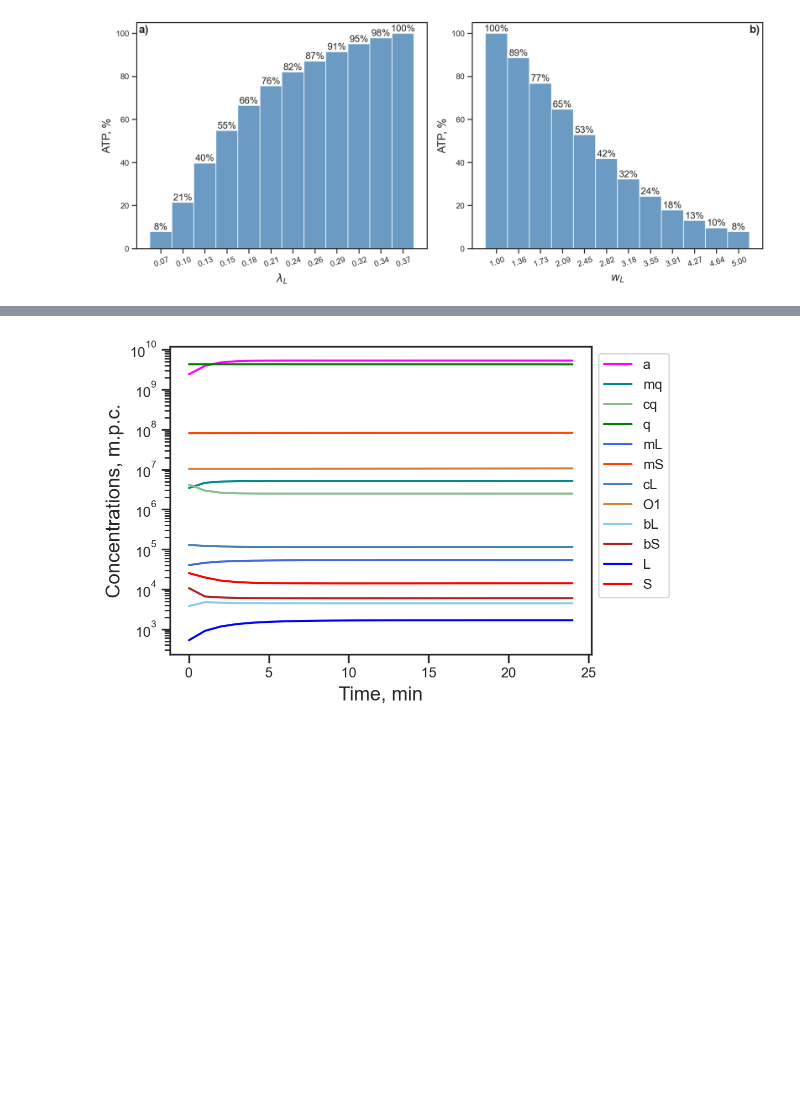
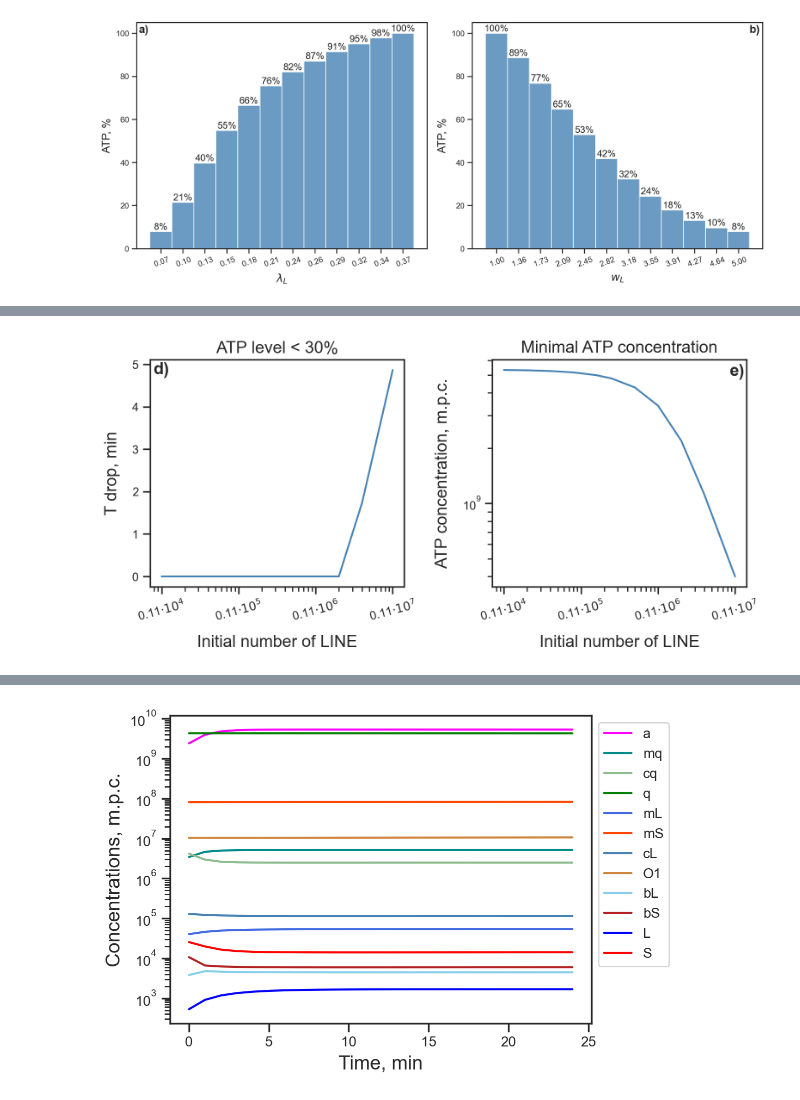
Before and after one commit to SeriySamuray/TE_model_deterministic, a Jupyter notebook: TE_model_deterministic.ipynb, the cells around one changed output, grey strips where cells are left out. Drawn from its saved outputs; the diff is of its cells as text; code cells hidden in the pictures; blank space fills up the shorter version.

```diff
--- a/TE_model_deterministic.ipynb
+++ b/TE_model_deterministic.ipynb
@@ -1299,0 +1551,100 @@ plt.show()
+# %%
+# Plot ATP filure
+fig, axs = plt.subplots(1,2,figsize=(8,4))
+pert_names = f"{var_keys[pert_idxs]}".replace("'","").replace('[','').replace(']','').replace(' ',' & ')
+pert_names = "LINE"
+
+# set ticks
+x_ticks_v = [1,10,100,1000]
+idx = pert_idxs[-1]
+# LINE
+# sval = f"{(root0.x[idx]/1e3):.2f}"
+# x_ticks_labels = [sval+r"$\cdot10^3$",sval+r"$\cdot10^4$",sval+r"$\cdot10^5$",sval+r"$\cdot10^6$"]
+# sval = f"{root0.x[idx]:.0f}"
+# x_ticks_labels = [sval,sval+r"$\cdot10$",sval+r"$\cdot100$",sval+r"$\cdot1000$"]
+# SINE
+sval = f"{(root0.x[idx]/1e4):.2f}"
+x_ticks_labels = [sval+r"$\cdot10^4$",sval+r"$\cdot10^5$",sval+r"$\cdot10^6$",sval+r"$\cdot10^7$"]
+
+###################################################################################
+# Plot time of failure
+lim = 0.3
+
+# calculate time of failure
+ta_falls = np.zeros(ncfs)
+for i,sol_a in enumerate(sols_a):
+    ta_falls[i] = (sol_a < root0.x[0]*lim).sum()*step
+
+# interpolate
+x = cfs
+y = ta_falls
+# X_Y_Spline = interp1d(x, y, kind='quadratic')
+# # Return evenly spaced numbers over a specified interval.
+# x1 = np.linspace(x.min(),x.max(),5)
+# y1 = X_Y_Spline(x1)
+
+# plot (do not use interpolant)
+axs[0].plot(x, y, '-', color="steelblue", lw=1.5)
+
+# Set axes
+axs[0].set_title(f"ATP level < {lim*100:.0f}%")
+axs[0].set_xlabel('Initial number of '+pert_names, labelpad=10)
+axs[0].set_ylabel("T drop, min", rotation=90, labelpad=10)
+axs[0].set_xscale('log')
+#axs[0].set_yscale('log')
+axs[0].set_xticks(x_ticks_v, x_ticks_labels, rotation = 15)
+axs[0].axis('auto')
+
+#########################################################################################
+# Plot Minimal ATP
+
+# calculate minimal ATP
+a_drop = np.zeros(ncfs)
+for i,sol_a in enumerate(sols_a):
+    a_drop[i] = sol_a.min()
+
+# interpolate
+x = cfs
+y = a_drop
+# X_Y_Spline = interp1d(x, y, kind='quadratic')
+# # Return evenly spaced numbers over a specified interval.
+# x1 = np.linspace(x.min(),x.max(),5)
+# y1 = X_Y_Spline(x1)
+
+# plot (do not use interpolant)
+axs[1].plot(x, y, '-', color="steelblue", lw=1.5)
+
+# Set axes
+axs[1].set_title(f"Minimal ATP concentration")
+axs[1].set_xlabel('Initial number of '+pert_names, labelpad=10)
+axs[1].set_ylabel("ATP concentration, m.p.c.", rotation=90, labelpad=10)
+axs[1].set_xscale('log')
+axs[1].set_yscale('log')
+axs[1].set_xticks(x_ticks_v, x_ticks_labels, rotation = 15)
+axs[1].axis('auto')
+
+#########################################################################################
+# Annotate
+annot = ['d)', 'e)']
+# plot 1
+xmin,xmax = axs[0].get_xlim()
+ymin,ymax = axs[0].get_ylim()
+axs[0].annotate(annot[0], (xmin+(xmax-xmin)*5e-5,ymax+(ymin-ymax)*1e-2), ha='left', va='top', fontsize=14, weight="bold")
+# plot 2
+xmin,xmax = axs[1].get_xlim()
+ymin,ymax = axs[1].get_ylim()
+axs[1].annotate(annot[1], (xmax+(xmin-xmax)*0.4,ymax+(ymin-ymax)*5e-2), ha='left', va='top', fontsize=14, weight="bold")
+
+#plt.legend(bbox_to_anchor=[1.,1])
+# save figure
+plt.tight_layout()
+dir_pic_tmp = dir_pic+"incond/"
+check_dir_exist(dir_pic_tmp)
+check_dir_exist(dir_pic_tmp+"svg/")
+# pert_names = f"{var_keys[pert_idxs]}".replace("'","").replace('[','').replace(']','')
+fig_name = "pert_incond_ATP_fall_"+pert_names.replace(' ','_')
+if save_pic: plt.savefig(dir_pic_tmp+f"{fig_name}.png", bbox_inches='tight')
+if save_svg: plt.savefig(dir_pic_tmp+f"svg/{fig_name}.svg", bbox_inches='tight')
+plt.show()
+# %% [output]
+[figure, added]
```
Also changed, not shown: parts of 10 cells of this notebook.
